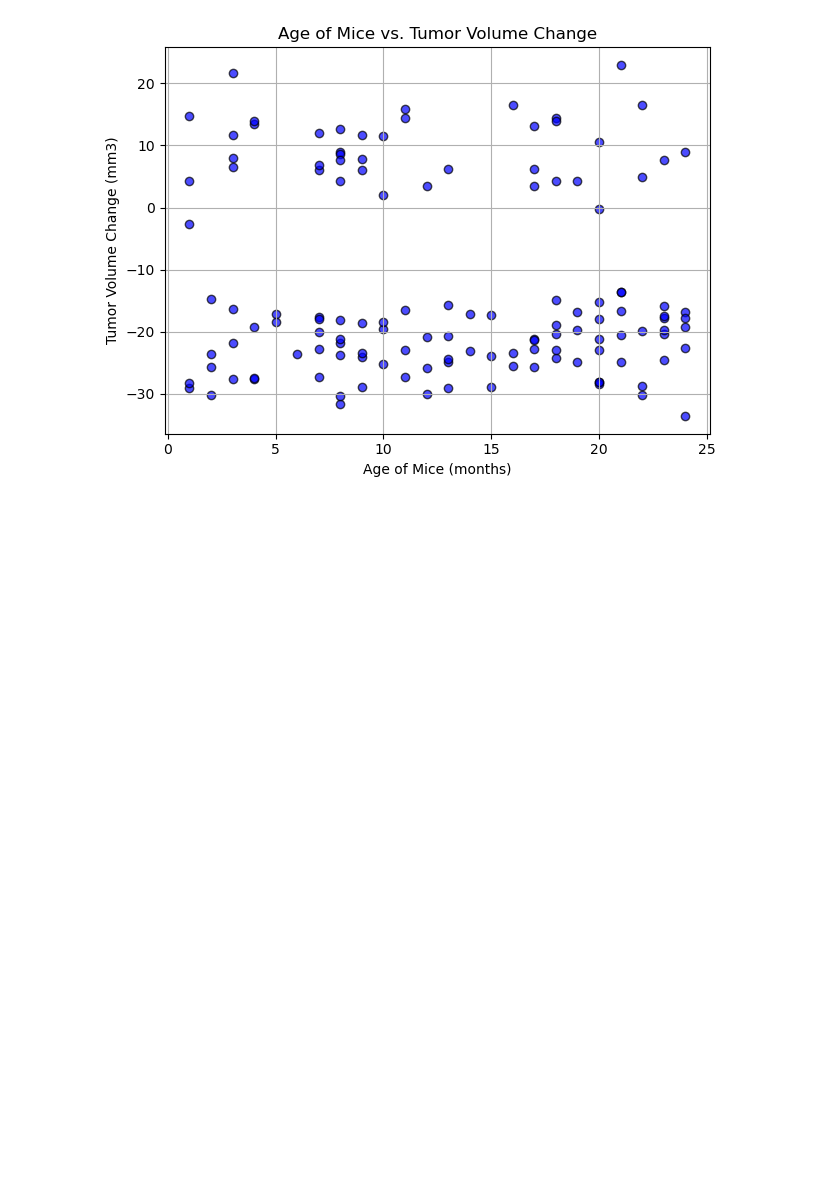
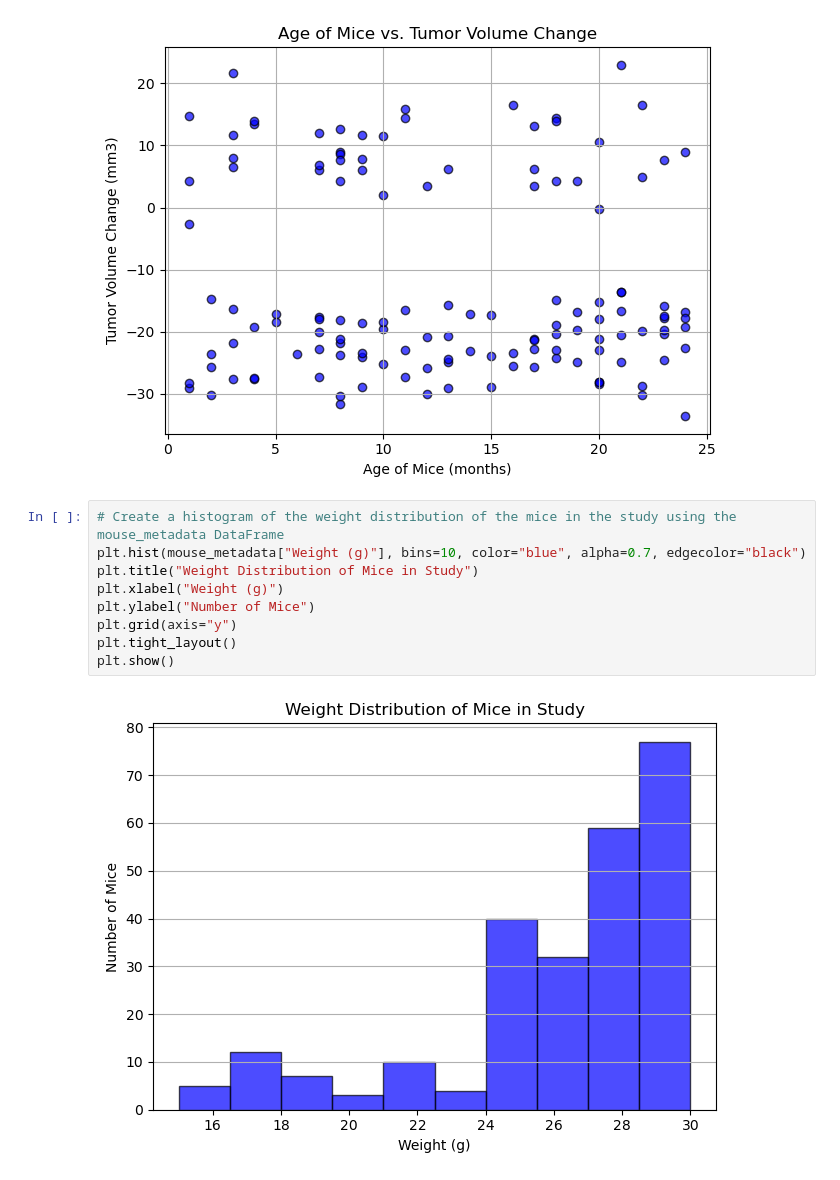
Before and after one commit to Jon-Pierson/pymaceuticals_capomulin_study, a Jupyter notebook: capomulin_data_analysis.ipynb, the cells around one changed output. Cells and saved outputs as stored; diff of their text form; blank space fills up the shorter version.

```diff
--- a/capomulin_data_analysis.ipynb
+++ b/capomulin_data_analysis.ipynb
@@ -258,3 +258,14 @@ plt.tight_layout()
 plt.show()
 # %% [output]
 [figure]
+# %%
+# Create a histogram of the weight distribution of the mice in the study using the mouse_metadata DataFrame
+plt.hist(mouse_metadata["Weight (g)"], bins=10, color="blue", alpha=0.7, edgecolor="black")
+plt.title("Weight Distribution of Mice in Study")
+plt.xlabel("Weight (g)")
+plt.ylabel("Number of Mice")
+plt.grid(axis="y")
+plt.tight_layout()
+plt.show()
+# %% [output]
+[figure, added]
```
Also changed, not shown: parts of 1 cell of this notebook.
